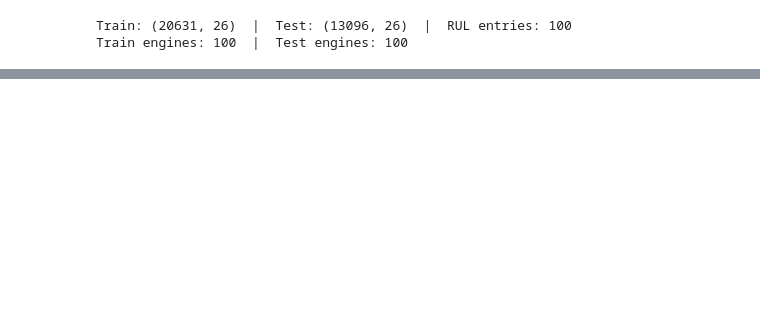
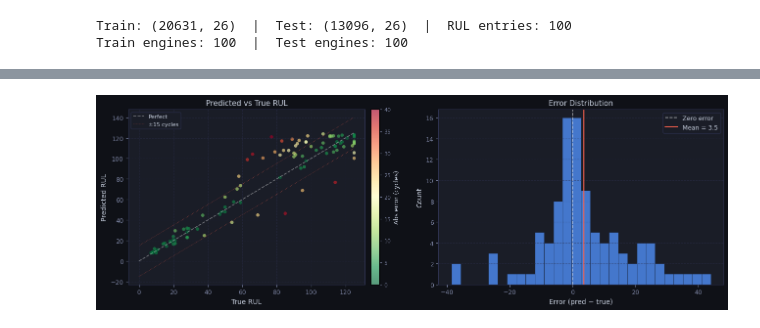
Before and after one commit to nasim-raj-laskar/Real-Time-Aircraft-Engine-Predictive-Maintenance-System, a Jupyter notebook: test-rul.ipynb, the cells around one changed output, grey strips where cells are left out. Drawn from its saved outputs; the diff is of its cells as text; code cells hidden in the pictures; blank space fills up the shorter version.

```diff
--- a/test-rul.ipynb
+++ b/test-rul.ipynb
@@ -535,0 +340,31 @@ print(f"""
+# %%
+# ── Plot 2: Predicted vs True  +  Error histogram ─────────────────────────────
+fig, (ax1, ax2) = plt.subplots(1, 2, figsize=(13, 4.5), facecolor=DARK)
+style(ax1); style(ax2, grid_axis='y')
+
+sc = ax1.scatter(results['true_RUL'], results['pred_RUL'],
+                 c=results['abs_error'], cmap='RdYlGn_r',
+                 alpha=0.65, s=25, edgecolors='none', vmin=0, vmax=40)
+ax1.plot([0,125],[0,125],   color='white', lw=1.2, linestyle='--', alpha=0.4, label='Perfect')
+ax1.plot([0,125],[15,140],  color=ACCENT2, lw=0.8, linestyle=':',  alpha=0.5, label='±15 cycles')
+ax1.plot([0,125],[-15,110], color=ACCENT2, lw=0.8, linestyle=':',  alpha=0.5)
+cbar = plt.colorbar(sc, ax=ax1, pad=0.02)
+cbar.ax.tick_params(colors=MUT, labelsize=8)
+cbar.set_label('Abs error (cycles)', color=TXT, fontsize=9)
+ax1.set_title('Predicted vs True RUL', fontsize=11)
+ax1.set_xlabel('True RUL')
+ax1.set_ylabel('Predicted RUL')
+ax1.legend(facecolor=SURF, edgecolor=GRID, labelcolor=TXT, fontsize=8)
+
+ax2.hist(results['error'], bins=28, color=ACCENT, alpha=0.8, edgecolor=DARK, linewidth=0.4)
+ax2.axvline(0, color='white', lw=1.2, linestyle='--', alpha=0.6, label='Zero error')
+ax2.axvline(results['error'].mean(), color=ACCENT2, lw=1.5,
+            label=f'Mean = {results["error"].mean():.1f}')
+ax2.set_title('Error Distribution', fontsize=11)
+ax2.set_xlabel('Error (pred − true)')
+ax2.set_ylabel('Count')
+ax2.legend(facecolor=SURF, edgecolor=GRID, labelcolor=TXT, fontsize=9)
+plt.tight_layout()
+plt.show()
+# %% [output]
+[figure, added]
```
Also changed, not shown: parts of 25 cells of this notebook.
